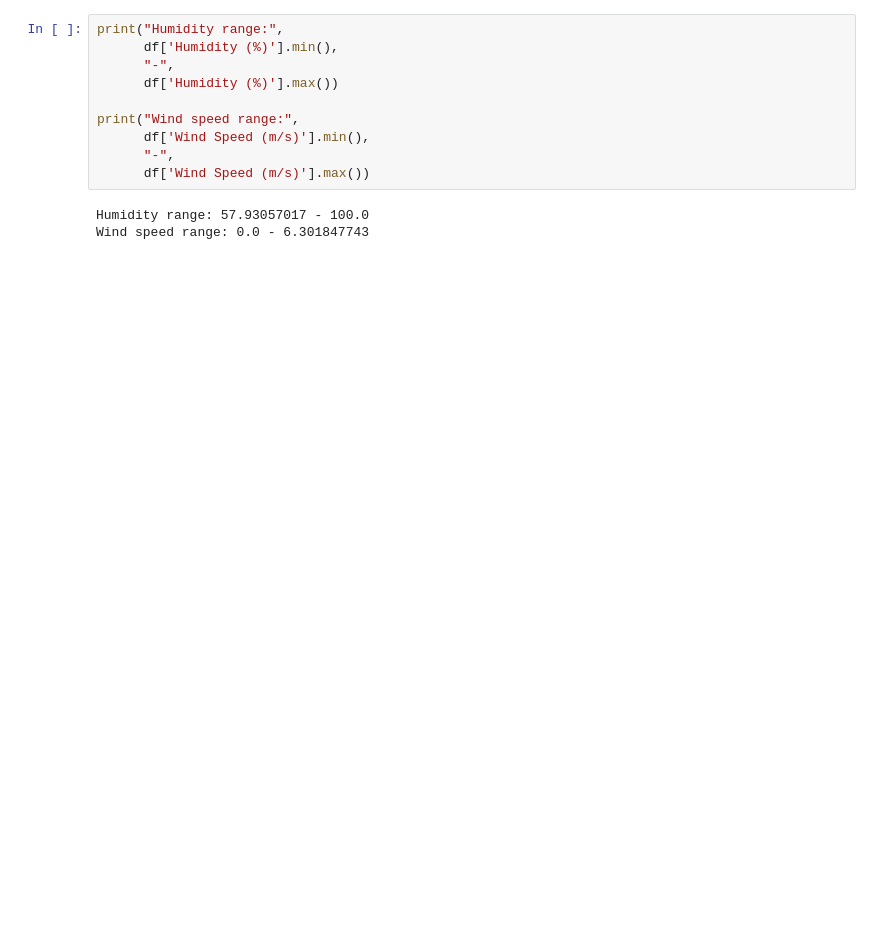
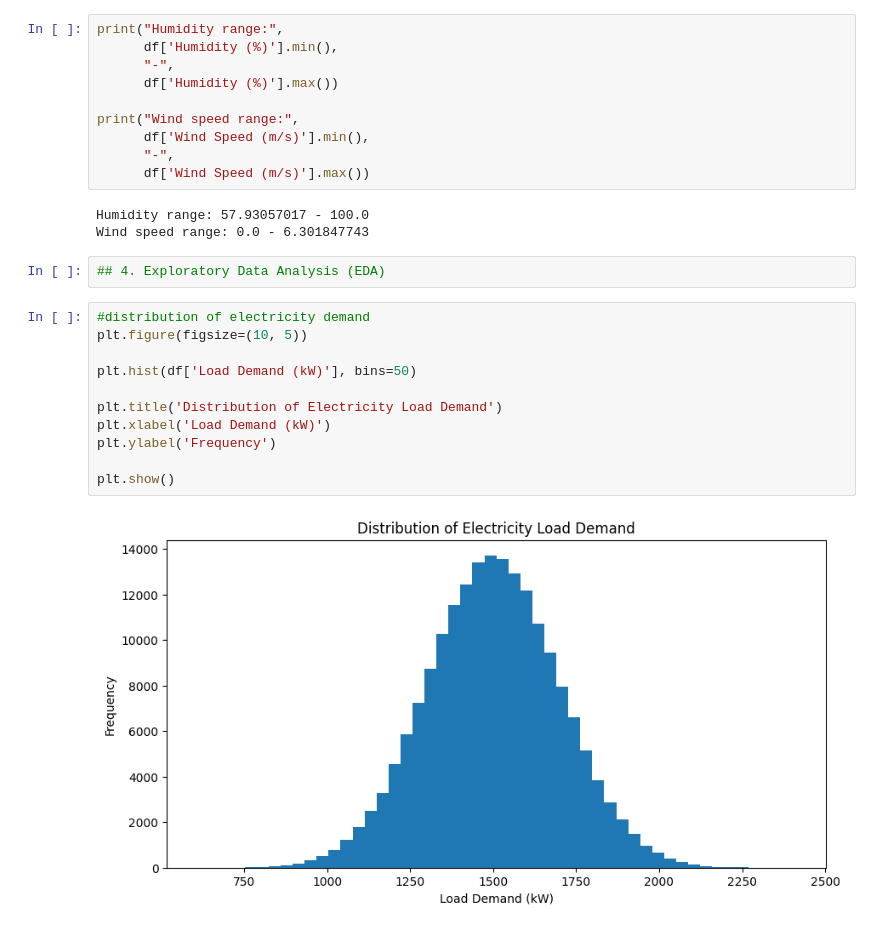
Before and after one commit to shammika000/sri-lanka-electricity-demand-forecasting, a Jupyter notebook: ml/notebooks/01_data_exploration.ipynb, the cells around one changed output. Cells and saved outputs as stored; diff of their text form; blank space fills up the shorter version.

Commit message:
Add exploratory data analysis(EDA)

```diff
--- a/ml/notebooks/01_data_exploration.ipynb
+++ b/ml/notebooks/01_data_exploration.ipynb
@@ -216,3 +216,18 @@ print("Wind speed range:",
 # %% [output]
 Humidity range: 57.93057017 - 100.0
 Wind speed range: 0.0 - 6.301847743
+# %%
+## 4. Exploratory Data Analysis (EDA)
+# %%
+#distribution of electricity demand
+plt.figure(figsize=(10, 5))
+
+plt.hist(df['Load Demand (kW)'], bins=50)
+
+plt.title('Distribution of Electricity Load Demand')
+plt.xlabel('Load Demand (kW)')
+plt.ylabel('Frequency')
+
+plt.show()
+# %% [output]
+[figure, added]
```
Also changed, not shown: parts of 18 cells of this notebook.
